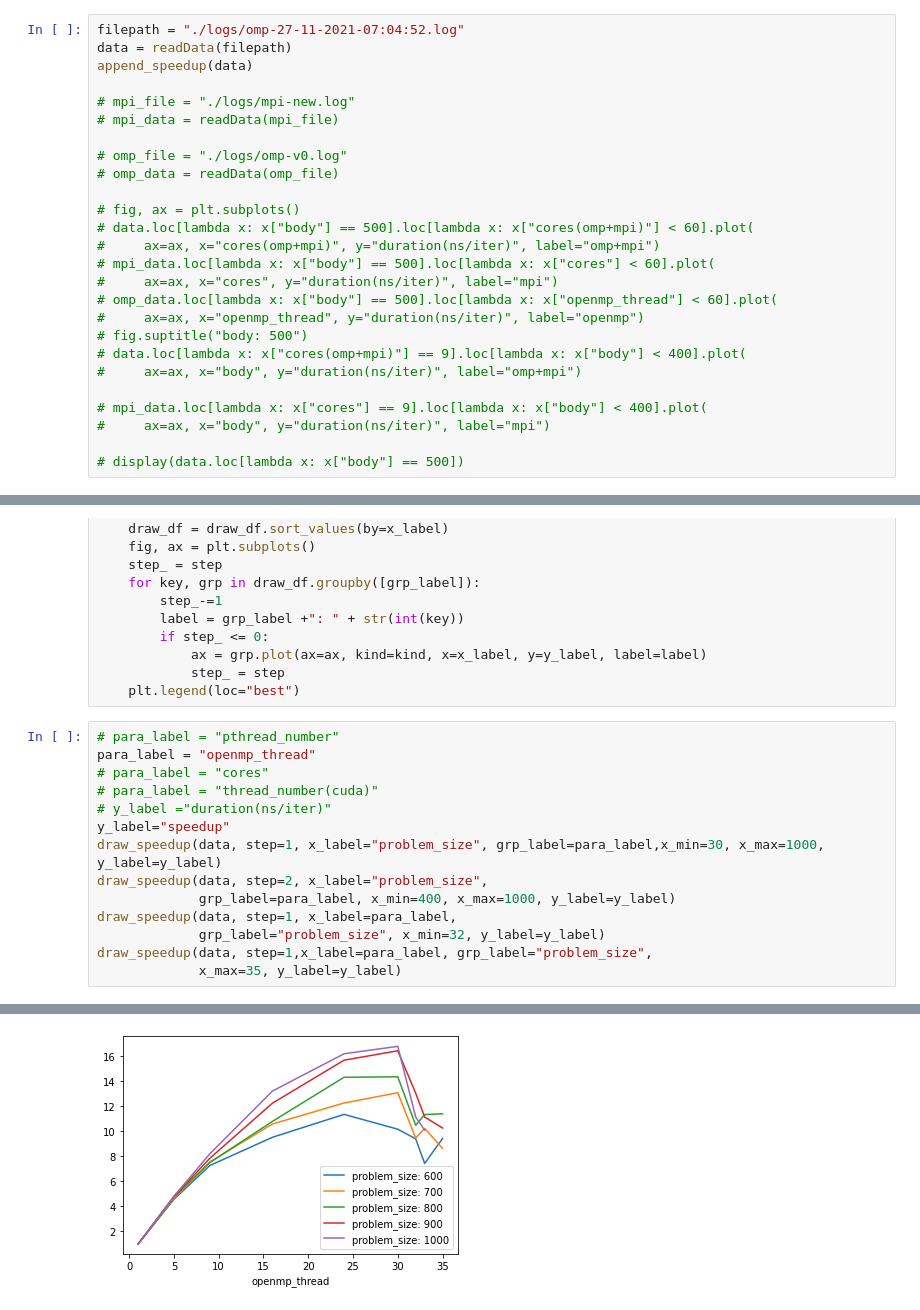
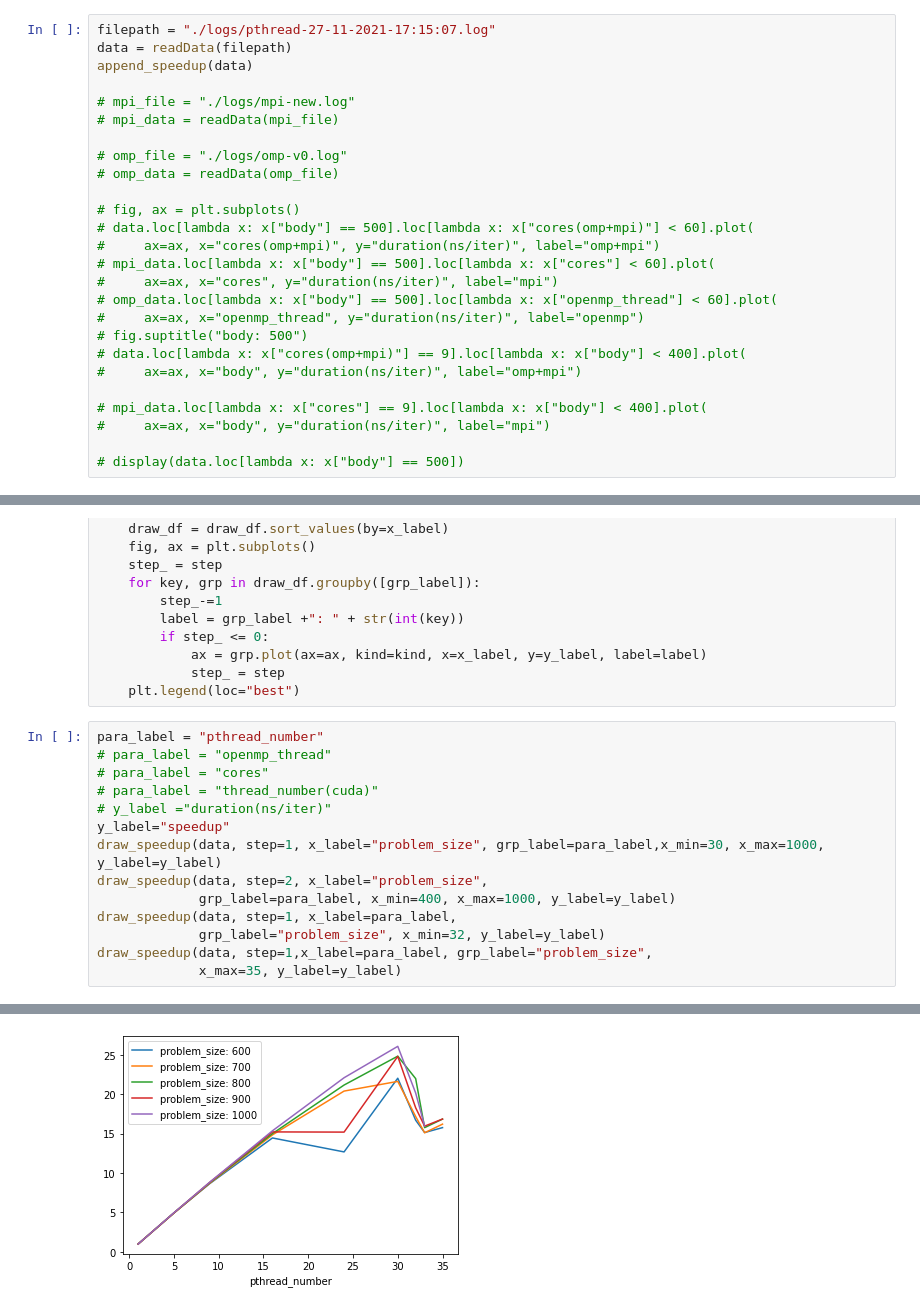
Before and after one commit to SHAO-Jiaqi757/CSC4005-As4-Heat-Simulation, a Jupyter notebook: result/report.ipynb, the cells around one changed output, grey strips where cells are left out. Saved outputs shown, nothing was run; the diff lists cells and outputs as text.

```diff
--- a/result/report.ipynb
+++ b/result/report.ipynb
@@ -48,7 +48,7 @@ def append_speedup(dataFrame):
             dataFrame.loc[index, "Esp"] = (seq_t/para_t)/cores
     # print(seq)
 # %%
-filepath = "./logs/omp-27-11-2021-07:04:52.log"
+filepath = "./logs/pthread-27-11-2021-17:15:07.log"
 data = readData(filepath)
 append_speedup(data)
 
@@ -87,8 +87,8 @@ def draw_speedup(data,step=5,grp_label="problem_size", x_label="cores", x_min=0,
             step_ = step
     plt.legend(loc="best")
 # %%
-# para_label = "pthread_number"
-para_label = "openmp_thread"
+para_label = "pthread_number"
+# para_label = "openmp_thread"
 # para_label = "cores"
 # para_label = "thread_number(cuda)"
 # y_label ="duration(ns/iter)"
@@ -107,4 +107,4 @@ draw_speedup(data, step=1,x_label=para_label, grp_label="problem_size",
-[figure, old version]
+[figure, new version]
 # %%
 display(data)
 # %% [output]
```
Also changed, not shown: parts of 3 cells of this notebook, 5 other files.
